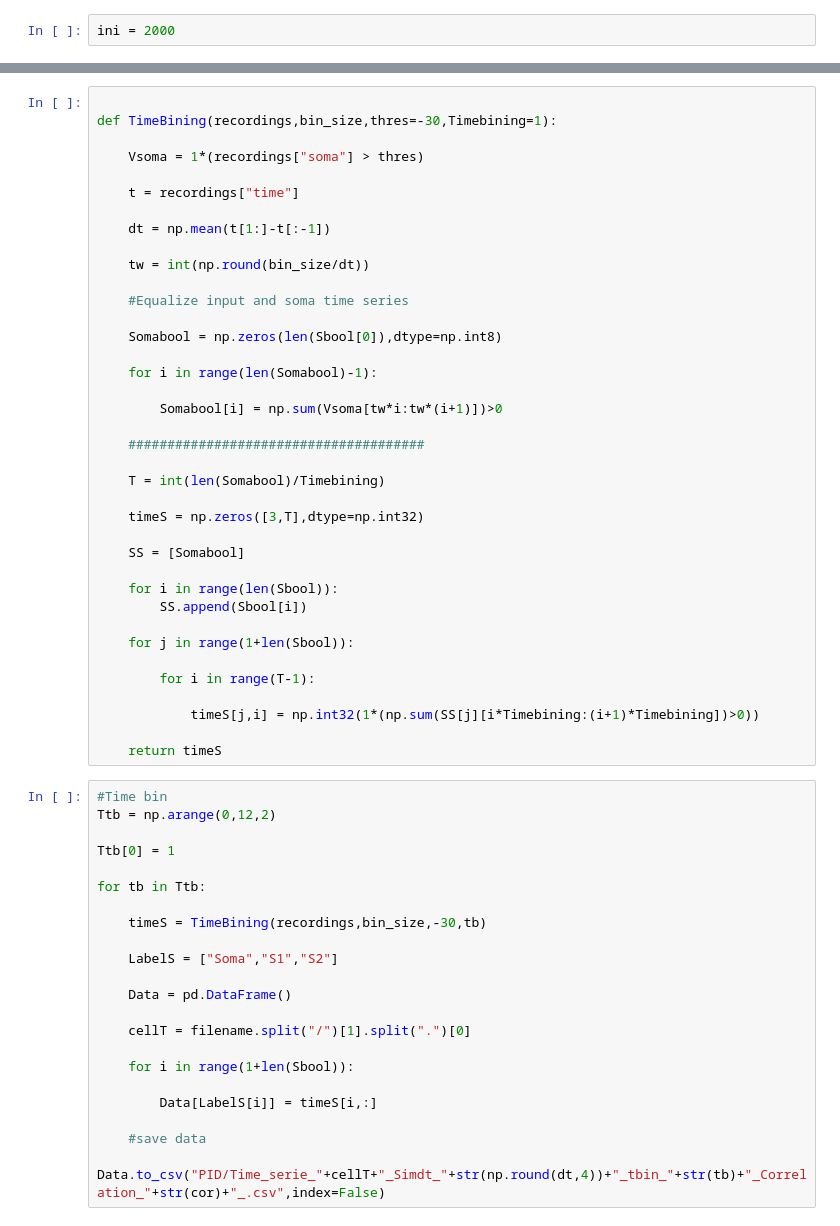
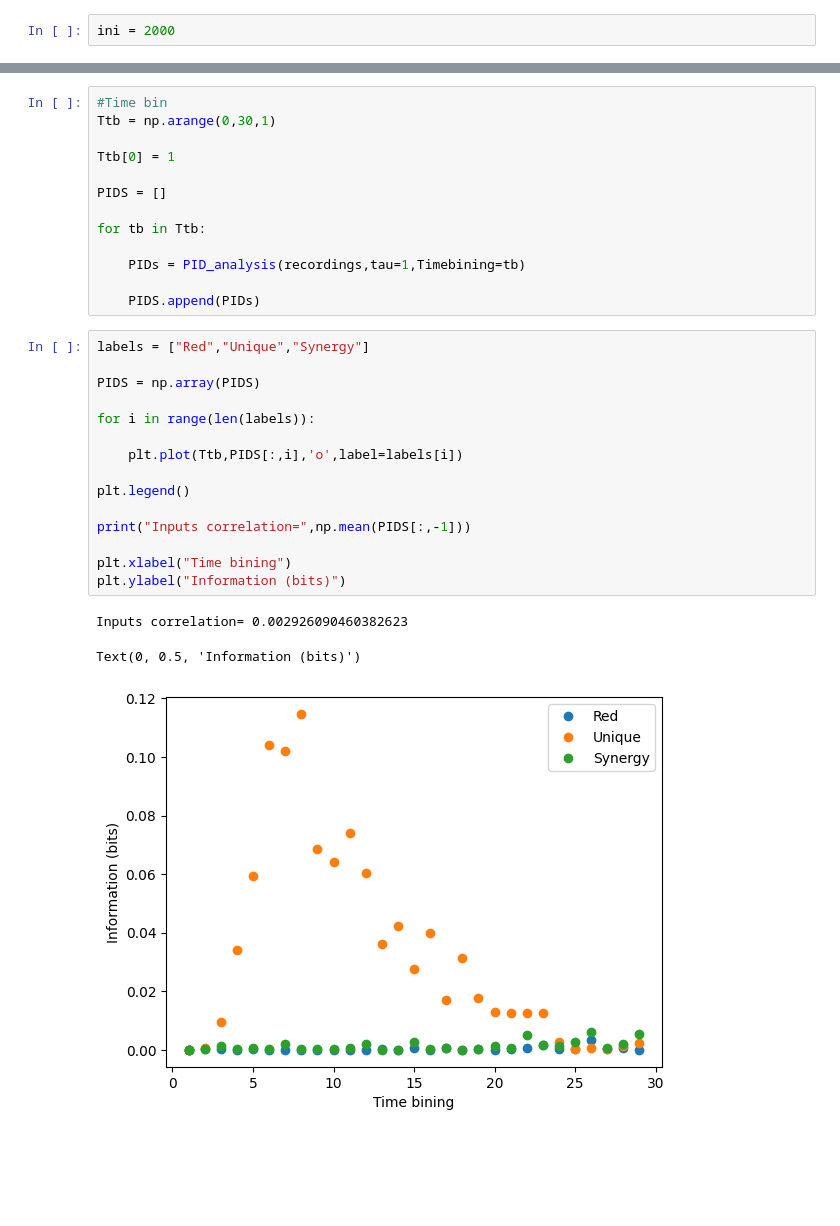
Before and after one commit to hannatolle/synergisticDendrites, a Jupyter notebook: NeuronClass_Edu.ipynb, the cells around one changed output, grey strips where cells are left out. Saved outputs shown, nothing was run; the diff lists cells and outputs as text; blank space fills up the shorter version.

```diff
--- a/NeuronClass_Edu.ipynb
+++ b/NeuronClass_Edu.ipynb
@@ -417,60 +512,32 @@ Text(0, 0.5, 'input id')
-# %%
-
-def TimeBining(recordings,bin_size,thres=-30,Timebining=1):
-
-    Vsoma = 1*(recordings["soma"] > thres)
-
-    t = recordings["time"]
-
-    dt = np.mean(t[1:]-t[:-1])
-
-    tw = int(np.round(bin_size/dt))
-
-    #Equalize input and soma time series
-
-    Somabool = np.zeros(len(Sbool[0]),dtype=np.int8)
-
-    for i in range(len(Somabool)-1):
-
-        Somabool[i] = np.sum(Vsoma[tw*i:tw*(i+1)])>0
-
-    ######################################
-
-    T = int(len(Somabool)/Timebining)
-
-    timeS = np.zeros([3,T],dtype=np.int32)
-
-    SS = [Somabool]
-
-    for i in range(len(Sbool)):
-        SS.append(Sbool[i])
-
-    for j in range(1+len(Sbool)):
-
-        for i in range(T-1):
-
-            timeS[j,i] = np.int32(1*(np.sum(SS[j][i*Timebining:(i+1)*Timebining])>0))
-
-    return timeS
 # %%
 #Time bin
-Ttb = np.arange(0,12,2)
+Ttb = np.arange(0,30,1)
 
 Ttb[0] = 1
 
+PIDS = []
+
 for tb in Ttb:
 
-    timeS = TimeBining(recordings,bin_size,-30,tb)
+    PIDs = PID_analysis(recordings,tau=1,Timebining=tb)
 
-    LabelS = ["Soma","S1","S2"]
-
-    Data = pd.DataFrame()
-
-    cellT = filename.split("/")[1].split(".")[0]
-
-    for i in range(1+len(Sbool)):
-
-        Data[LabelS[i]] = timeS[i,:]
-
-    #save data
-    Data.to_csv("PID/Time_serie_"+cellT+"_Simdt_"+str(np.round(dt,4))+"_tbin_"+str(tb)+"_Correlation_"+str(cor)+"_.csv",index=False)
+    PIDS.append(PIDs)
+# %%
+labels = ["Red","Unique","Synergy"]
+
+PIDS = np.array(PIDS)
+
+for i in range(len(labels)):
+
+    plt.plot(Ttb,PIDS[:,i],'o',label=labels[i])
+
+plt.legend()
+
+print("Inputs correlation=",np.mean(PIDS[:,-1]))
+
+plt.xlabel("Time bining")
+plt.ylabel("Information (bits)")
+# %% [output]
+Inputs correlation= 0.002926090460382623
+Text(0, 0.5, 'Information (bits)')
+[figure, added]
```
Also changed, not shown: parts of 12 cells of this notebook, 1 other file.
